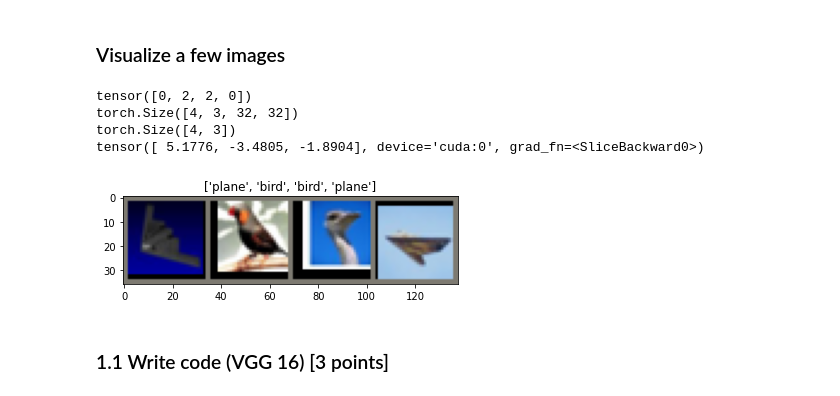
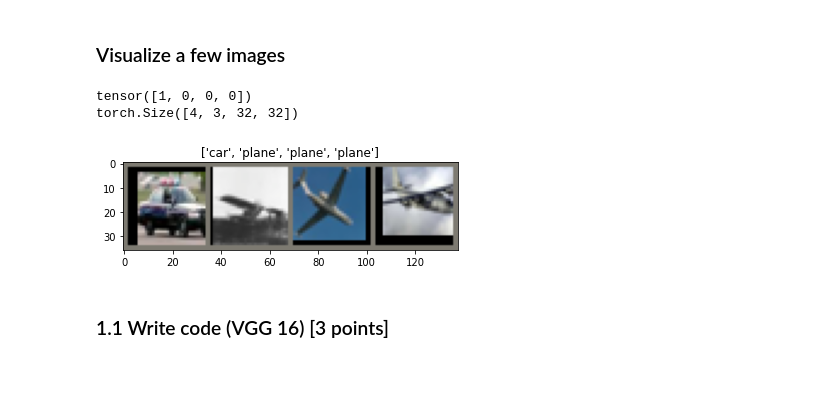
Before and after one commit to LeeGwanHui/TIL, a Jupyter notebook: deeplearning_ham/3week/DLLAB_lab03_problem.ipynb, the cells around one changed output. Saved outputs shown, nothing was run; the diff lists cells and outputs as text; code cells hidden in the pictures.

```diff
--- a/deeplearning_ham/3week/DLLAB_lab03_problem.ipynb
+++ b/deeplearning_ham/3week/DLLAB_lab03_problem.ipynb
@@ -162,26 +145,24 @@ def imshow(inp, title=None):
 # %%
 train_loader_sample = torch.utils.data.DataLoader(dataset=reduced_train_dataset,
                                            batch_size=4,
                                            shuffle=True)
 
 # Get a batch of training data
 inputs, classes = next(iter(train_loader_sample))
 # iter과 next 학습
 
 # Make a grid from batch
 out = torchvision.utils.make_grid(inputs)
 print(classes)
 print(inputs.size())
-outputs = model(inputs.to(device))
-print(outputs.size())
-print(outputs[0,:])
+# outputs = model(inputs.to(device))
+# print(outputs.size())
+# print(outputs[0,:])
 imshow(out, title=[class_names[x] for x in classes])
 # %% [output]
-tensor([0, 2, 2, 0])
+tensor([1, 0, 0, 0])
 torch.Size([4, 3, 32, 32])
-torch.Size([4, 3])
-tensor([ 5.1776, -3.4805, -1.8904], device='cuda:0', grad_fn=<SliceBackward0>)
-[figure, old version]
+[figure, new version]
 # %% [markdown]
 ### 1.1 Write code (VGG 16) [3 points]
 # %%
```
Also changed, not shown: parts of 8 cells of this notebook, 4 other files.
